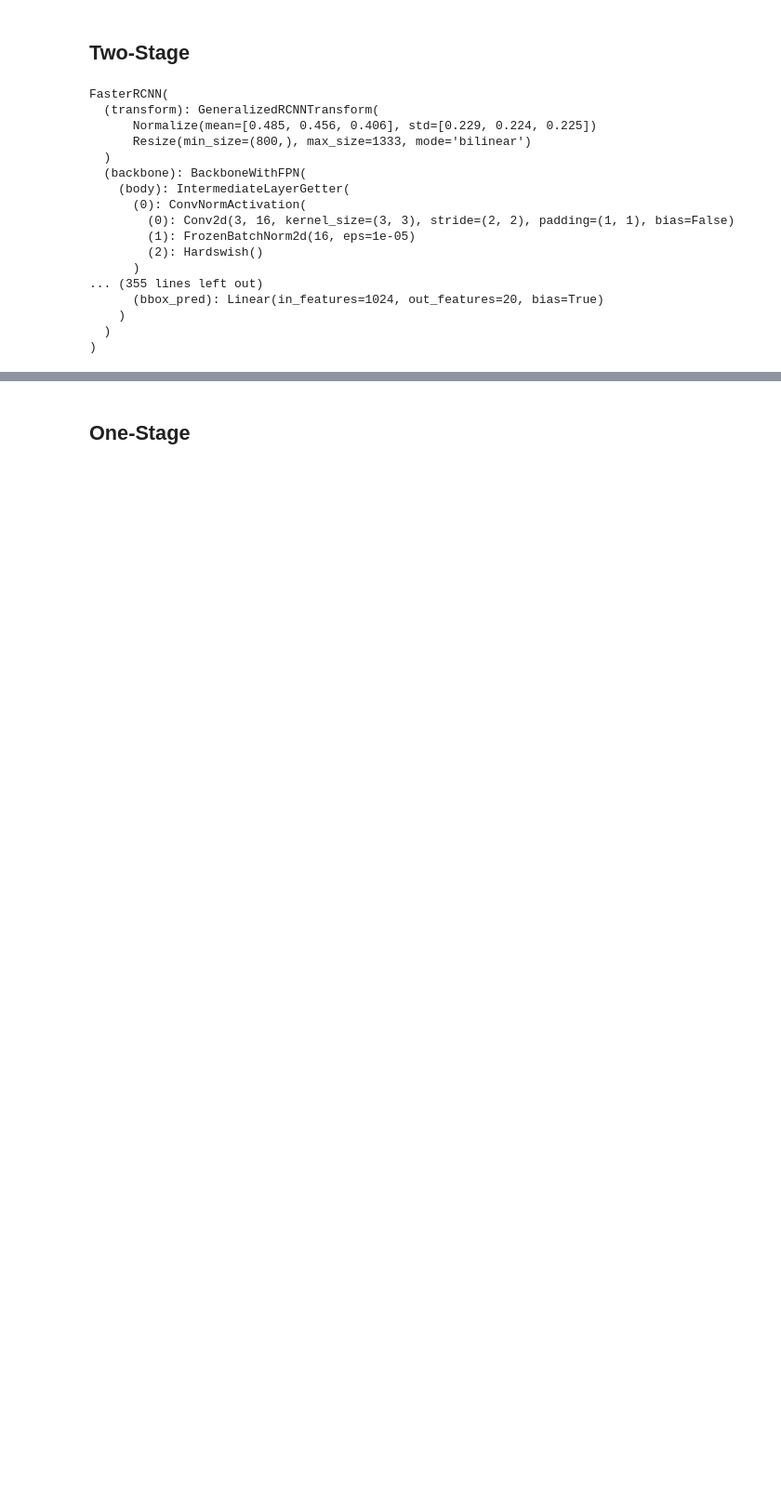
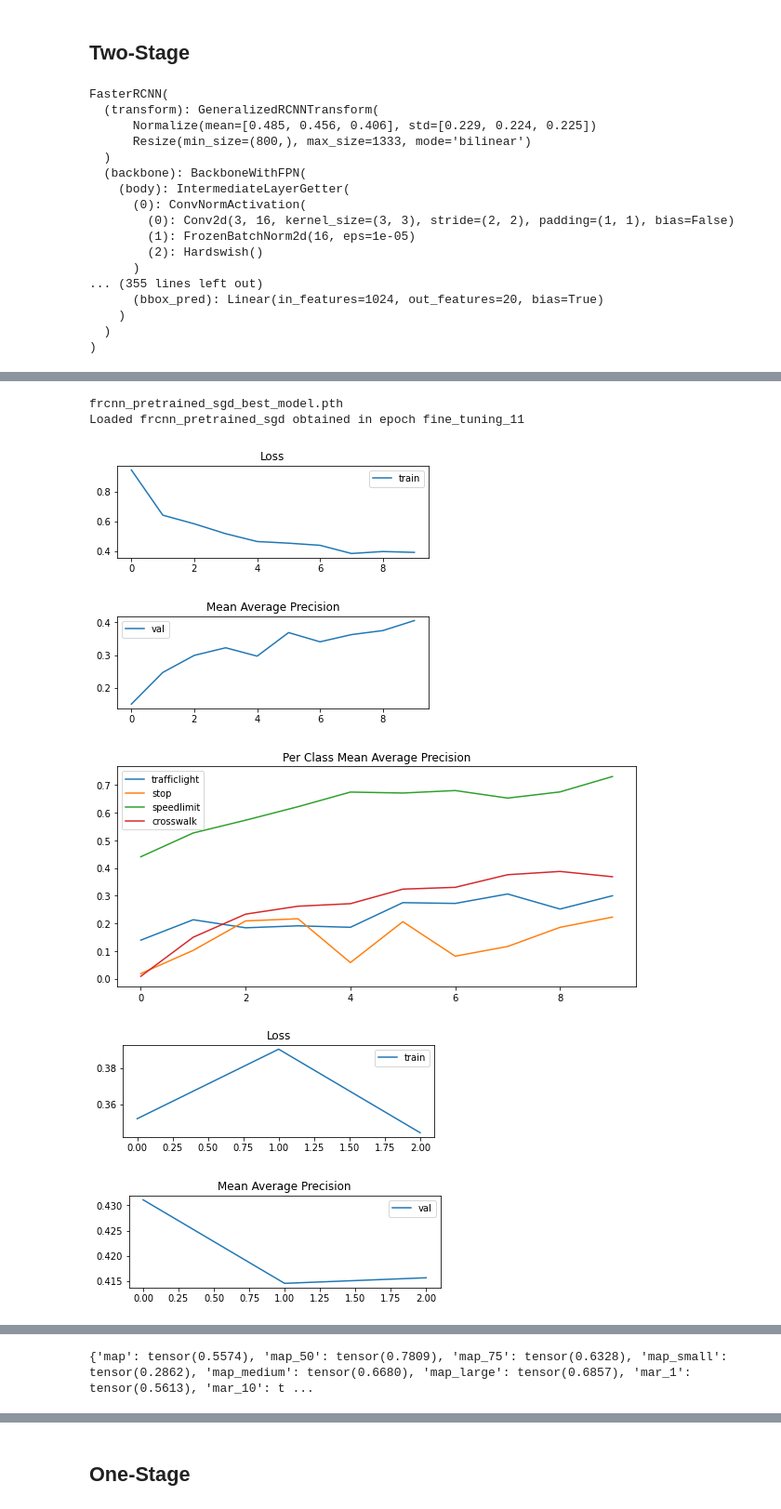
Before and after one commit to joaolucasmartins/VC2022, a Jupyter notebook: Part2/object_detection.ipynb, the cells around one changed output, grey strips where cells are left out. Shown: that part at 93% size. Drawn from its saved outputs; the diff is of its cells as text; code cells hidden in the pictures; blank space fills up the shorter version.

```diff
--- a/Part2/object_detection.ipynb
+++ b/Part2/object_detection.ipynb
@@ -750,0 +763,28 @@ Mean Average Precision: 0.11244115978479385
+# %%
+# RMSProp optimizer
+frcnn_trained_model = torchvision.models.detection.fasterrcnn_mobilenet_v3_large_fpn(pretrained=True)
+in_features = frcnn_trained_model.roi_heads.box_predictor.cls_score.in_features
+frcnn_trained_model.roi_heads.box_predictor = FastRCNNPredictor(in_features, num_classes)
+frcnn_trained_model.to(device)
+
+trainer_sgd = transfer_learn(
+    name="frcnn_pretrained_sgd",
+    model=frcnn_trained_model,
+    opt_freeze=torch.optim.SGD,
+    lr_freeze=1e-2,
+    ep_freeze=10,
+    opt_fine_tune=torch.optim.SGD,
+    lr_fine_tune=1e-6,
+    ep_fine_tune=3,
+    load=True
+)
+
+print(trainer_sgd.test(test_dataloader))
+# %% [output]
+frcnn_pretrained_sgd_best_model.pth
+Loaded frcnn_pretrained_sgd obtained in epoch fine_tuning_11
+[figure, added]
+[figure, added]
+[figure, added]
+[figure, added]
+[figure, added]
@@ -750,0 +792 @@ Mean Average Precision: 0.11244115978479385
+{'map': tensor(0.5574), 'map_50': tensor(0.7809), 'map_75': tensor(0.6328), 'map_small': tensor(0.2862), 'map_medium': tensor(0.6680), 'map_large': tensor(0.6857), 'mar_1': tensor(0.5613), 'mar_10': t ...
```
Also changed, not shown: parts of 14 cells of this notebook, 5 other files.
